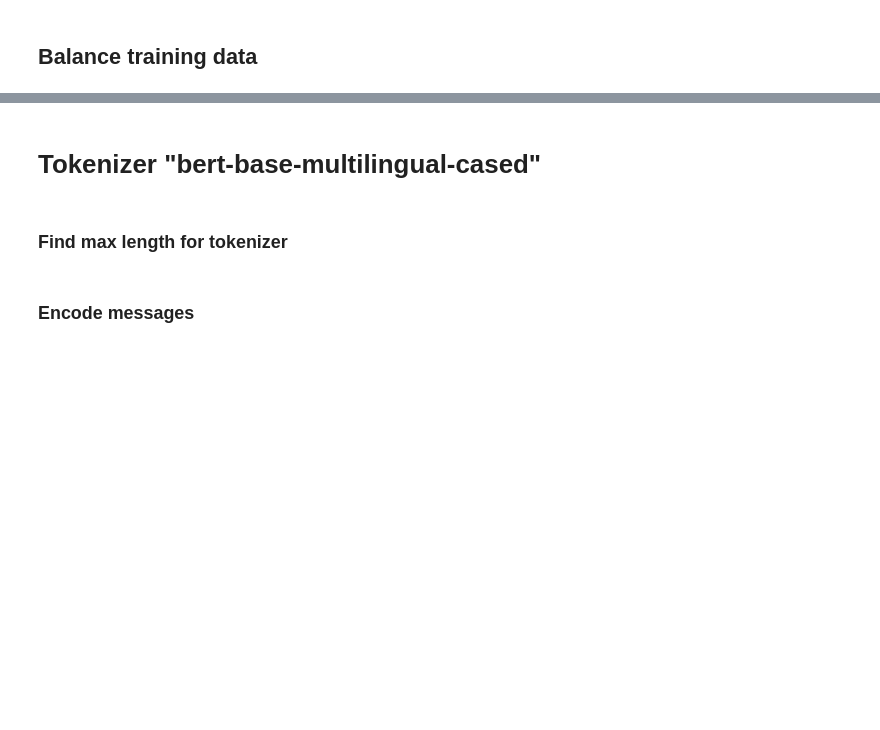
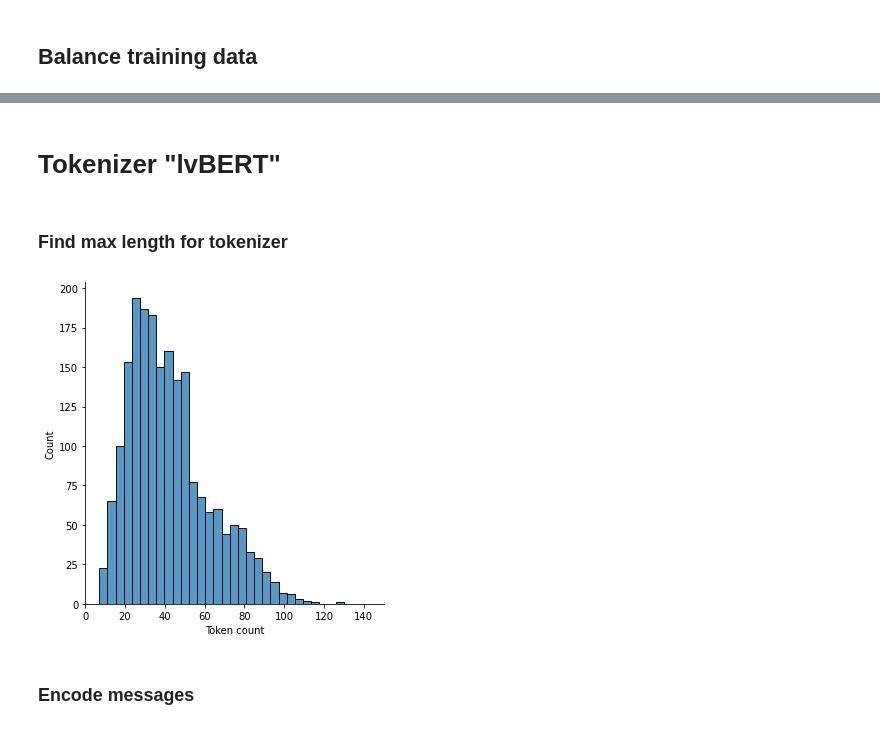
Before and after one commit to Alliix/twttr-tirgus, a Jupyter notebook: lvBERT/cleaned/cleaned_twttr_pnn.ipynb, the cells around one changed output, grey strips where cells are left out. Drawn from its saved outputs; the diff is of its cells as text; code cells hidden in the pictures; blank space fills up the shorter version.

Commit message:
lv bert

```diff
--- a/lvBERT/cleaned/cleaned_twttr_pnn.ipynb
+++ b/lvBERT/cleaned/cleaned_twttr_pnn.ipynb
@@ -90,17 +142,19 @@ df_train.head()
 # %% [markdown]
-# Tokenizer "bert-base-multilingual-cased"
+# Tokenizer "lvBERT"
 # %%
-tokenizer = BertTokenizer.from_pretrained('bert-base-multilingual-cased', do_lower_case=True)
+tokenizer = BertTokenizer.from_pretrained('./../lvbert_pytorch/', do_lower_case=True)
 # %% [markdown]
 ### Find max length for tokenizer
 # %%
 token_lens = []
 for txt in list(df.clean_message.values):
     tokens = tokenizer.encode(txt, max_length=512, truncation=True)
     token_lens.append(len(tokens))
 
 sns.displot(token_lens)
-plt.xlim([0, 200])
+plt.xlim([0, 150])
 plt.xlabel('Token count')
 plt.show()
+# %% [output]
+[figure, added]
 # %%
```
Also changed, not shown: parts of 17 cells of this notebook, 4 other files.
